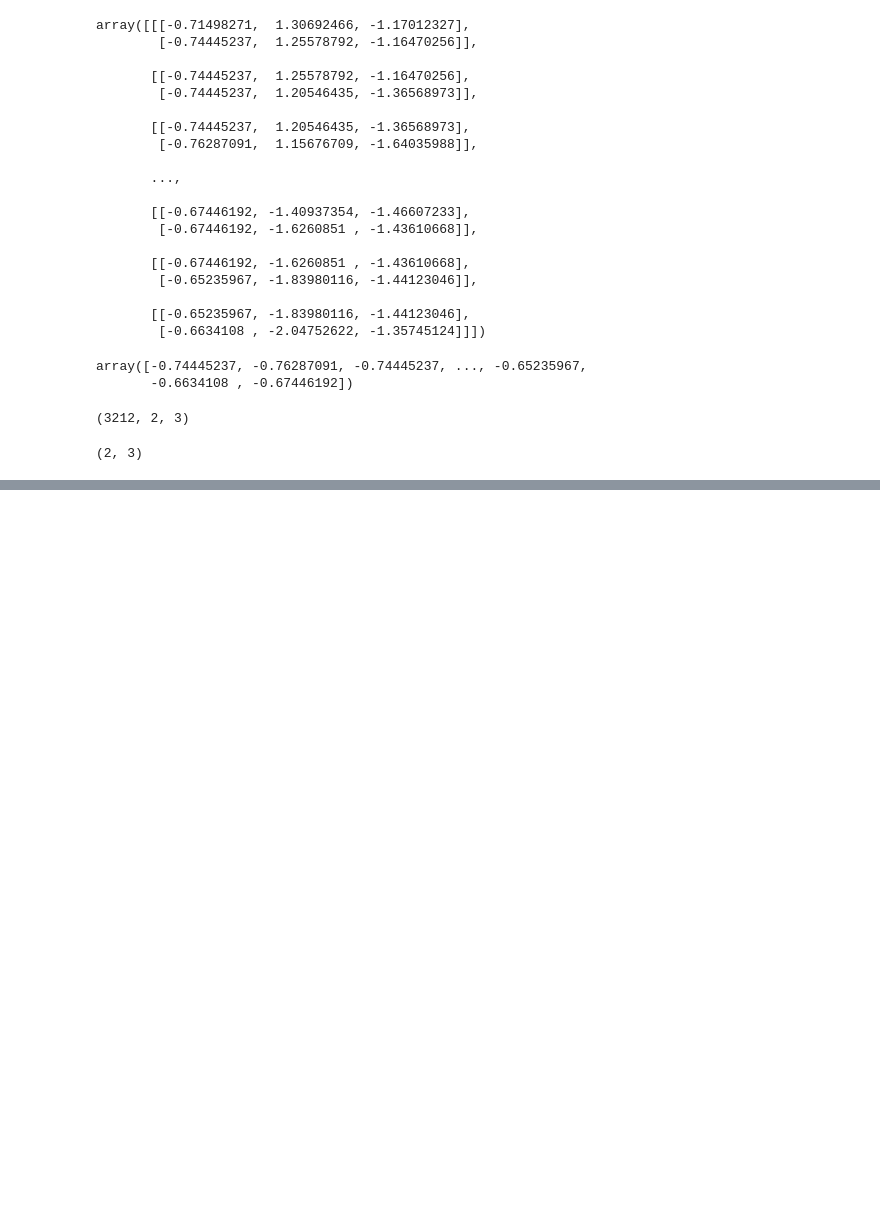
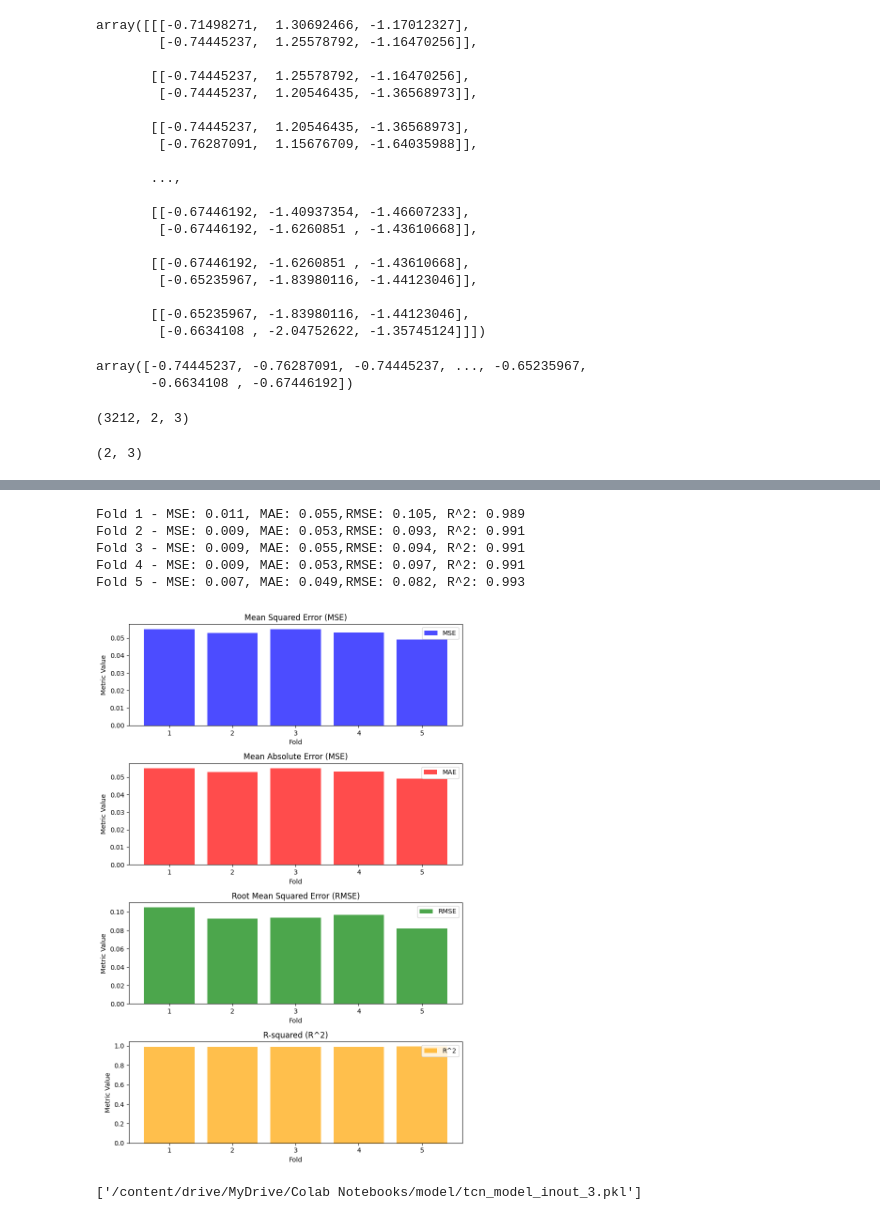
Before and after one commit to UkeshThapa/Snowmelt-Driven-Streamflow-Prediction, a Jupyter notebook: snow_melt_prediction_with_TCN.ipynb, the cells around one changed output, grey strips where cells are left out. Drawn from its saved outputs; the diff is of its cells as text; code cells hidden in the pictures; blank space fills up the shorter version.

```diff
--- a/snow_melt_prediction_with_TCN.ipynb
+++ b/snow_melt_prediction_with_TCN.ipynb
@@ -234,0 +404,52 @@ Epoch 5/5
+# %%
+
+for fold, scores in enumerate(nested_scores):
+    print(f"Fold {fold + 1} - MSE: {scores['MSE']:.3f}, MAE: {scores['MAE']:.3f},RMSE: {scores['RMSE']:.3f}, R^2: {scores['R^2']:.3f}")
+# %% [output]
+Fold 1 - MSE: 0.011, MAE: 0.055,RMSE: 0.105, R^2: 0.989
+Fold 2 - MSE: 0.009, MAE: 0.053,RMSE: 0.093, R^2: 0.991
+Fold 3 - MSE: 0.009, MAE: 0.055,RMSE: 0.094, R^2: 0.991
+Fold 4 - MSE: 0.009, MAE: 0.053,RMSE: 0.097, R^2: 0.991
+Fold 5 - MSE: 0.007, MAE: 0.049,RMSE: 0.082, R^2: 0.993
+# %%
+import matplotlib.pyplot as plt
+
+# Extract the metrics from the nested_scores list
+fold_numbers = range(1, len(nested_scores) + 1)
+mse_values = [score['MSE'] for score in nested_scores]
+mse_values = [score['MAE'] for score in nested_scores]
+rmse_values = [score['RMSE'] for score in nested_scores]
+r2_values = [score['R^2'] for score in nested_scores]
+
+# Create subplots for each metric
+fig, axs = plt.subplots(4, figsize=(8, 12))
+
+# Create bar plots for each metric
+axs[0].bar(fold_numbers, mse_values, color='blue', alpha=0.7, label='MSE')
+axs[0].set_title('Mean Squared Error (MSE)')
+
+axs[1].bar(fold_numbers, mse_values, color='red', alpha=0.7, label='MAE')
+axs[1].set_title('Mean Absolute Error (MSE)')
+
+axs[2].bar(fold_numbers, rmse_values, color='green', alpha=0.7, label='RMSE')
+axs[2].set_title('Root Mean Squared Error (RMSE)')
+
+axs[3].bar(fold_numbers, r2_values, color='orange', alpha=0.7, label='R^2')
+axs[3].set_title('R-squared (R^2)')
+
+# Add labels and legends
+for ax in axs:
+    ax.set_xlabel('Fold')
+    ax.set_ylabel('Metric Value')
+    ax.legend()
+
+# Show the plot
+plt.tight_layout()
+plt.show()
+# %% [output]
+[figure, added]
+# %%
+import joblib
+joblib.dump(model, '/content/drive/MyDrive/Colab Notebooks/model/tcn_model_inout_3.pkl')
+# %% [output]
+['/content/drive/MyDrive/Colab Notebooks/model/tcn_model_inout_3.pkl']
```
Also changed, not shown: parts of 8 cells of this notebook.
